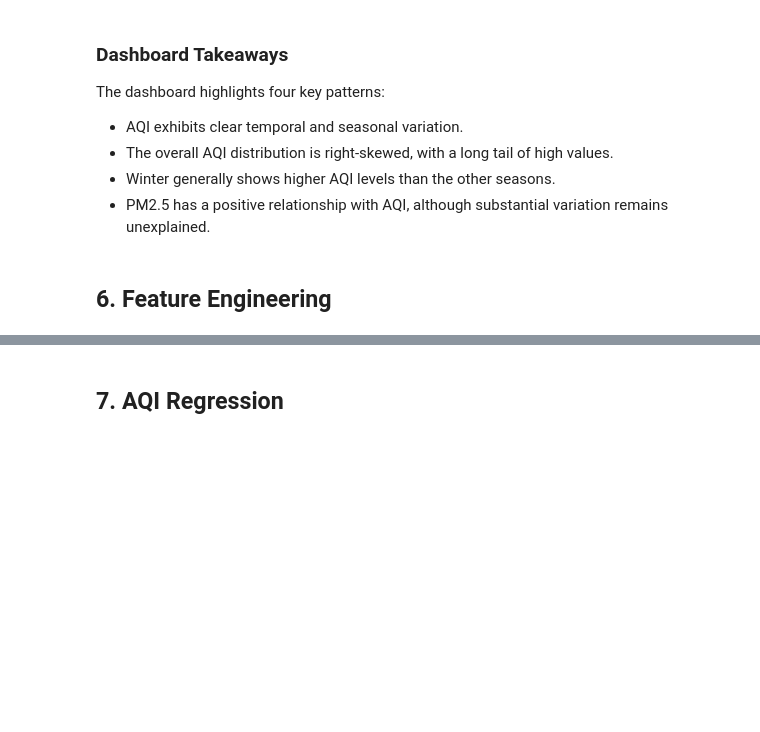
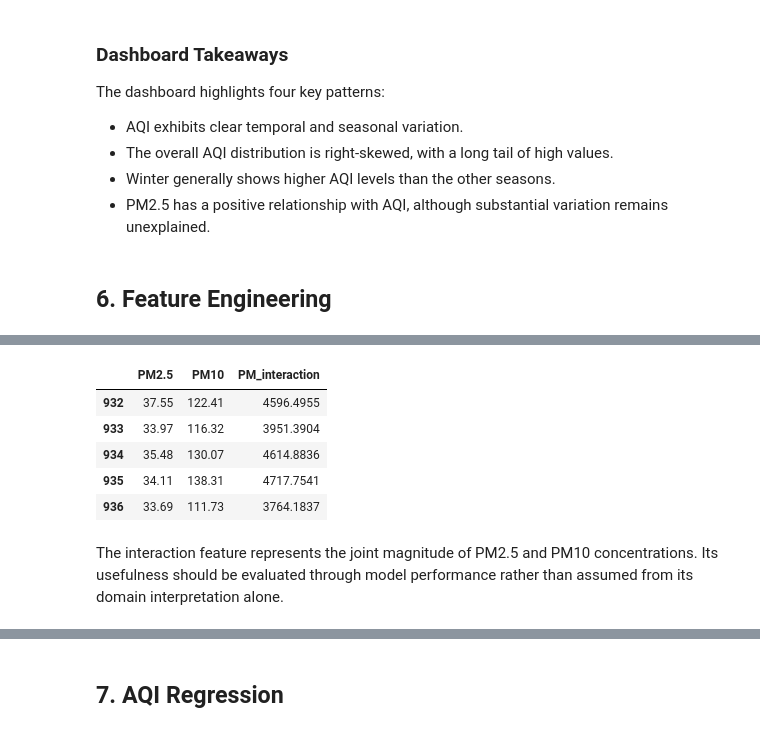
Before and after one commit to shefali-walia/india-air-quality-analysis, a Jupyter notebook: India_Air_Quality_Analysis.ipynb, the cells around one changed output, grey strips where cells are left out. Cells and saved outputs as stored; diff of their text form; code cells hidden in the pictures; blank space fills up the shorter version.

```diff
--- a/India_Air_Quality_Analysis.ipynb
+++ b/India_Air_Quality_Analysis.ipynb
@@ -544,0 +631,6 @@ The dashboard highlights four key patterns:
+# %%
+df_model['AQI_BadAir'] = (df_model['AQI'] > 100).astype(int)
+
+print(df_model['AQI_BadAir'].value_counts())
+print("\nClass proportions:")
+print(df_model['AQI_BadAir'].value_counts(normalize=True))
@@ -544,0 +662,13 @@ The dashboard highlights four key patterns:
+# %%
+df_model['PM_interaction'] = (df_model['PM2.5'] * df_model['PM10'])
+
+df_model[['PM2.5', 'PM10', 'PM_interaction']].head()
+# %% [output]
+|  | PM2.5 | PM10 | PM_interaction |
+| 932 | 37.55 | 122.41 | 4596.4955 |
+| 933 | 33.97 | 116.32 | 3951.3904 |
+| 934 | 35.48 | 130.07 | 4614.8836 |
+| 935 | 34.11 | 138.31 | 4717.7541 |
+| 936 | 33.69 | 111.73 | 3764.1837 |
+# %% [markdown]
+The interaction feature represents the joint magnitude of PM2.5 and PM10 concentrations. Its usefulness should be evaluated through model performance rather than assumed from its domain interpretation alone.
```
Also changed, not shown: parts of 22 cells of this notebook.
